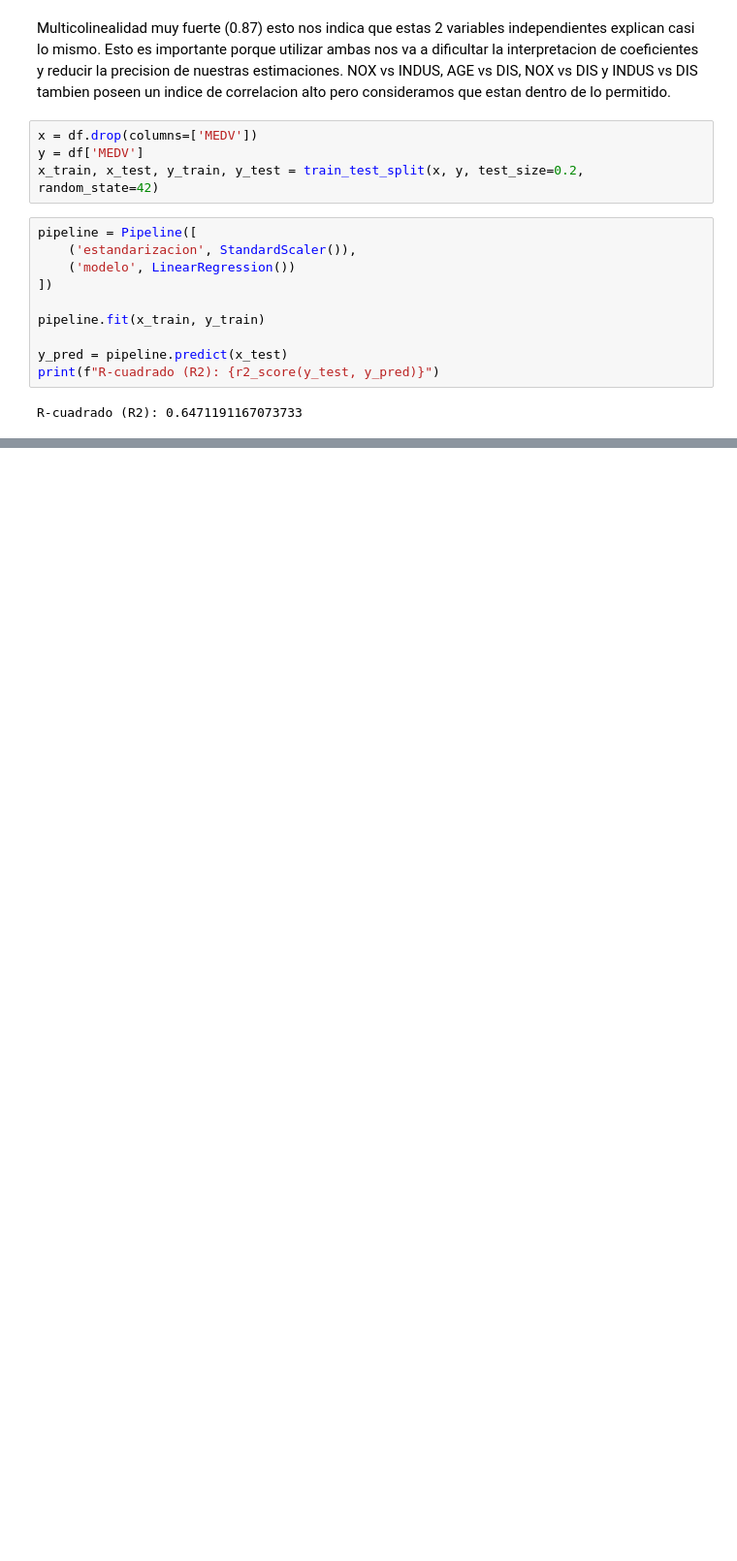
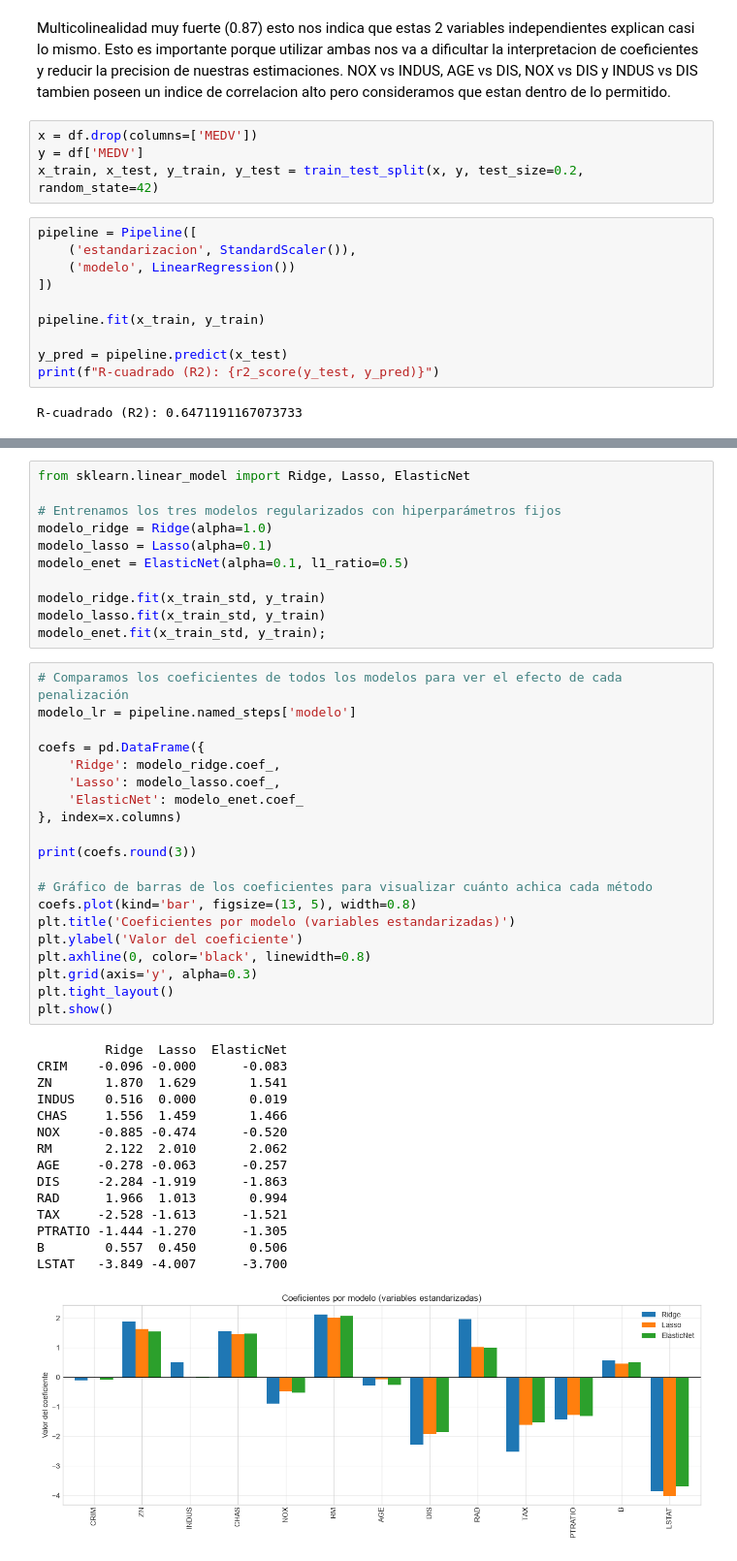
Before and after one commit to sebastianbtmo/TP_AA1_Beltramo_Capisano_Dottavio, a Jupyter notebook: TP_1/TP-regresion-AA1.ipynb, the cells around one changed output, grey strips where cells are left out. Shown at 97% size. Cells and saved outputs as stored; diff of their text form; blank space fills up the shorter version.

```diff
--- a/TP_1/TP-regresion-AA1.ipynb
+++ b/TP_1/TP-regresion-AA1.ipynb
@@ -328,0 +376,47 @@ En cuanto al grafico, podemos observar que la proporcion de varianza es muy baja
+# %%
+from sklearn.linear_model import Ridge, Lasso, ElasticNet
+
+# Entrenamos los tres modelos regularizados con hiperparámetros fijos
+modelo_ridge = Ridge(alpha=1.0)
+modelo_lasso = Lasso(alpha=0.1)
+modelo_enet = ElasticNet(alpha=0.1, l1_ratio=0.5)
+
+modelo_ridge.fit(x_train_std, y_train)
+modelo_lasso.fit(x_train_std, y_train)
+modelo_enet.fit(x_train_std, y_train);
+# %%
+# Comparamos los coeficientes de todos los modelos para ver el efecto de cada penalización
+modelo_lr = pipeline.named_steps['modelo']
+
+coefs = pd.DataFrame({
+    'Ridge': modelo_ridge.coef_,
+    'Lasso': modelo_lasso.coef_,
+    'ElasticNet': modelo_enet.coef_
+}, index=x.columns)
+
+print(coefs.round(3))
+
+# Gráfico de barras de los coeficientes para visualizar cuánto achica cada método
+coefs.plot(kind='bar', figsize=(13, 5), width=0.8)
+plt.title('Coeficientes por modelo (variables estandarizadas)')
+plt.ylabel('Valor del coeficiente')
+plt.axhline(0, color='black', linewidth=0.8)
+plt.grid(axis='y', alpha=0.3)
+plt.tight_layout()
+plt.show()
+# %% [output]
+         Ridge  Lasso  ElasticNet
+CRIM    -0.096 -0.000      -0.083
+ZN       1.870  1.629       1.541
+INDUS    0.516  0.000       0.019
+CHAS     1.556  1.459       1.466
+NOX     -0.885 -0.474      -0.520
+RM       2.122  2.010       2.062
+AGE     -0.278 -0.063      -0.257
+DIS     -2.284 -1.919      -1.863
+RAD      1.966  1.013       0.994
+TAX     -2.528 -1.613      -1.521
+PTRATIO -1.444 -1.270      -1.305
+B        0.557  0.450       0.506
+LSTAT   -3.849 -4.007      -3.700
+[figure, added]
```
Also changed, not shown: parts of 14 cells of this notebook.
